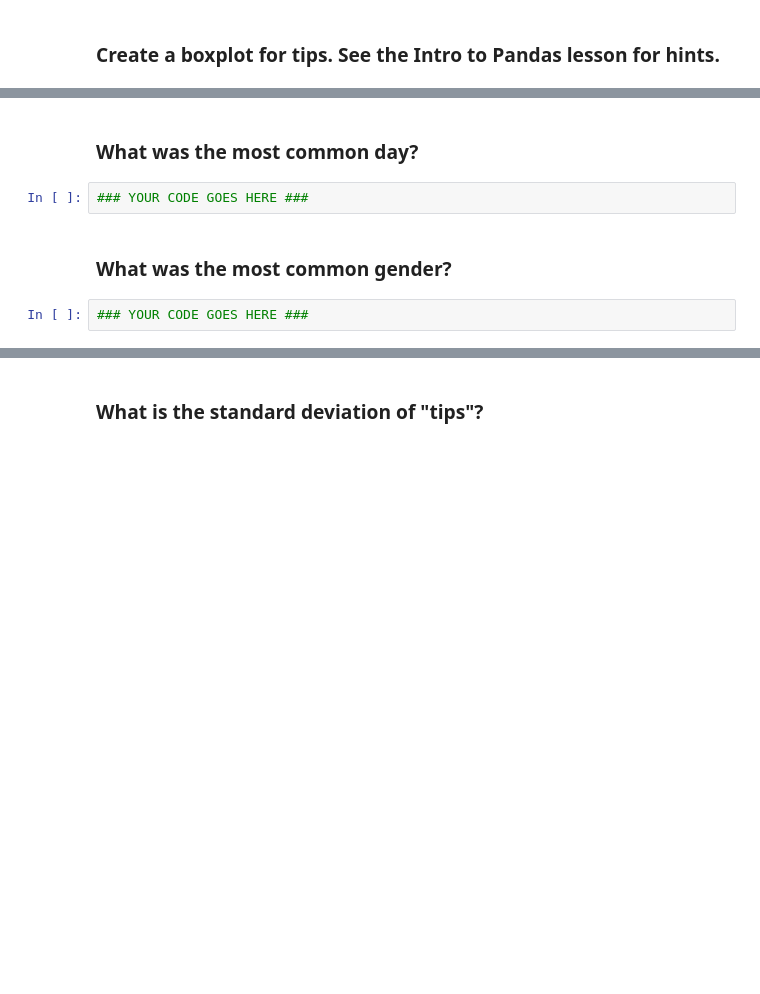
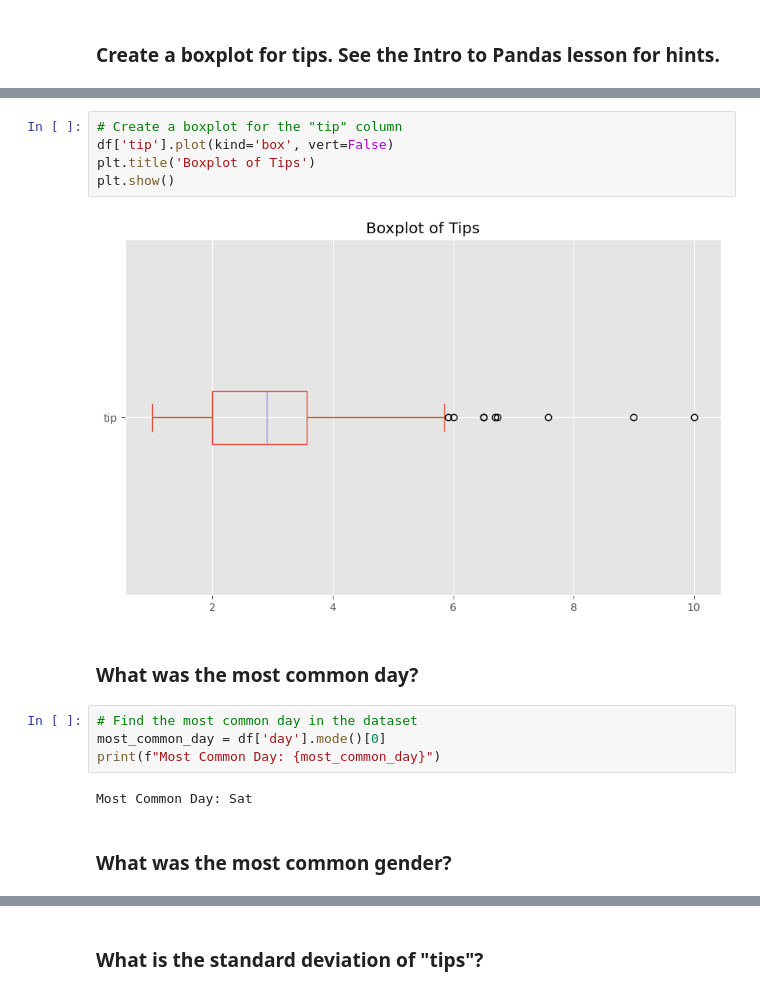
Before and after one commit to JacobCheng0912/Workshop-Python, a Jupyter notebook: 03 - Stats Refresher/01 - Descriptive Statistics 1/Descriptive Statistics I - EXERCISE.ipynb, the cells around one changed output, grey strips where cells are left out. Cells and saved outputs as stored; diff of their text form; blank space fills up the shorter version.

```diff
--- a/03 - Stats Refresher/01 - Descriptive Statistics 1/Descriptive Statistics I - EXERCISE.ipynb
+++ b/03 - Stats Refresher/01 - Descriptive Statistics 1/Descriptive Statistics I - EXERCISE.ipynb
@@ -83,8 +155,17 @@ Answer:
+# %%
+# Create a boxplot for the "tip" column
+df['tip'].plot(kind='box', vert=False)
+plt.title('Boxplot of Tips')
+plt.show()
+# %% [output]
+[figure, added]
 # %% [markdown]
 ### What was the most common day?
-# %%
-### YOUR CODE GOES HERE ###
+# %%
+# Find the most common day in the dataset
+most_common_day = df['day'].mode()[0]
+print(f"Most Common Day: {most_common_day}")
+# %% [output]
+Most Common Day: Sat
 # %% [markdown]
 ### What was the most common gender?
-# %%
-### YOUR CODE GOES HERE ###
```
Also changed, not shown: parts of 25 cells of this notebook.
